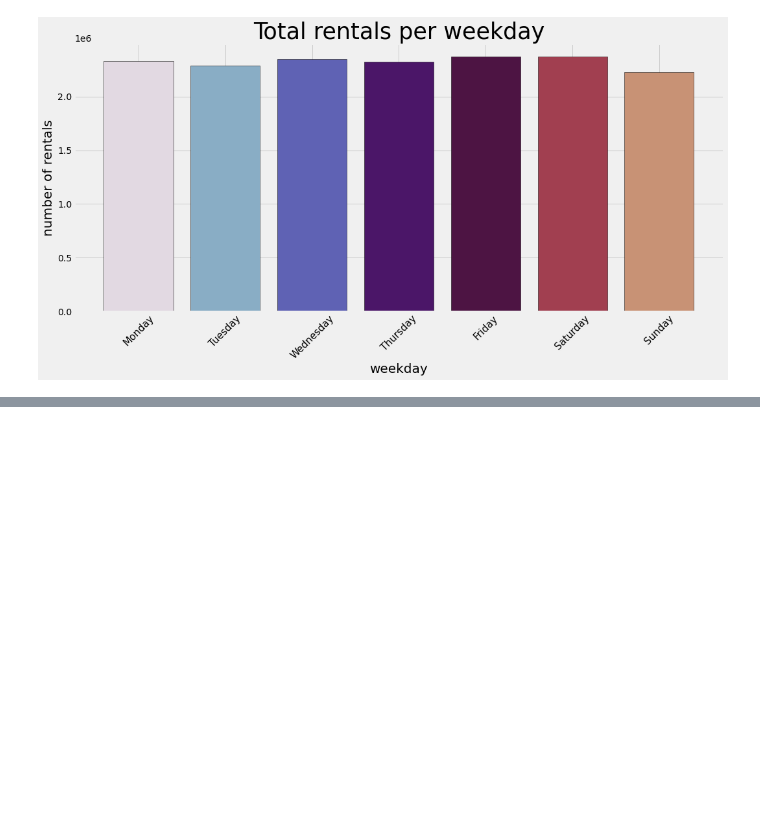
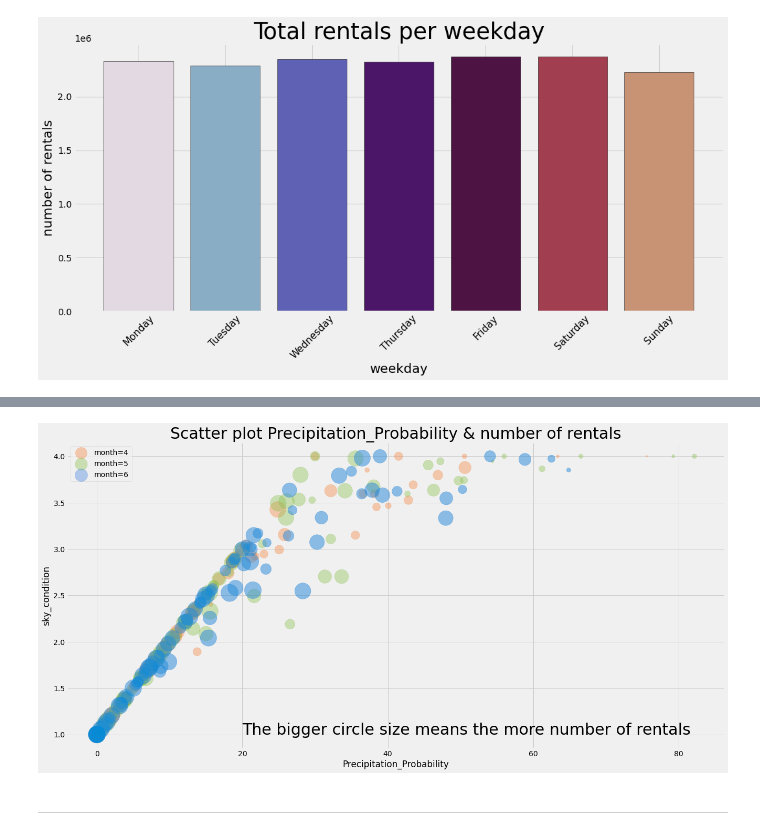
Before and after one commit to solyourock/dacon, a Jupyter notebook: bicycle_eda.ipynb, the cells around one changed output, grey strips where cells are left out. Saved outputs shown, nothing was run; the diff lists cells and outputs as text; code cells hidden in the pictures; blank space fills up the shorter version.

```diff
--- a/bicycle_eda.ipynb
+++ b/bicycle_eda.ipynb
@@ -161,0 +162,26 @@ plt.show()
+# %%
+monthes = [4, 5, 6]
+colors = ['#f68842', '#8cc152', '#4a89df']
+
+plt.figure(figsize=(20, 10))
+
+for month, color in zip(monthes, colors):
+
+    precipitation_prb = bicycle[bicycle['month'] == month].sort_values(by='Precipitation_Probability')['Precipitation_Probability']
+    rentals = bicycle[bicycle['month'] == month].sort_values(by='Precipitation_Probability')['number_of_rentals']
+    sky_condition = bicycle[bicycle['month'] == month].sort_values(by='Precipitation_Probability')['sky_condition']
+
+    plt.scatter(precipitation_prb, sky_condition, s=rentals/100, alpha=0.4, c=color, label=f'month={month}')
+
+
+plt.scatter(precipitation_prb, sky_condition,s=rentals/100, alpha=0.2)
+plt.title('Scatter plot Precipitation_Probability & number of rentals', fontsize=30)
+plt.xlabel('Precipitation_Probability')
+plt.ylabel('sky_condition')
+plt.text(20, 1.0, 'The bigger circle size means the more number of rentals', fontsize= 30)
+plt.legend()
+plt.show()
+# %% [output]
+[figure, added]
+# %% [markdown]
+----
```
Also changed, not shown: parts of 10 cells of this notebook.
